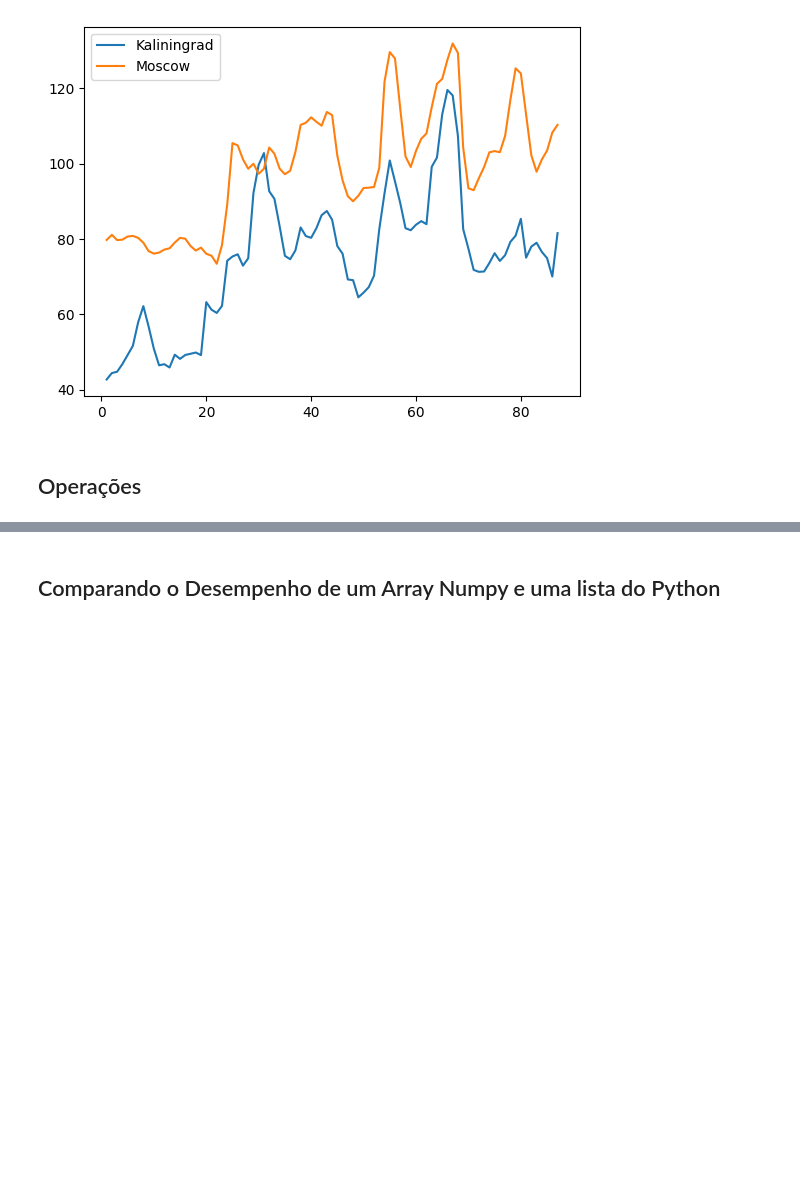
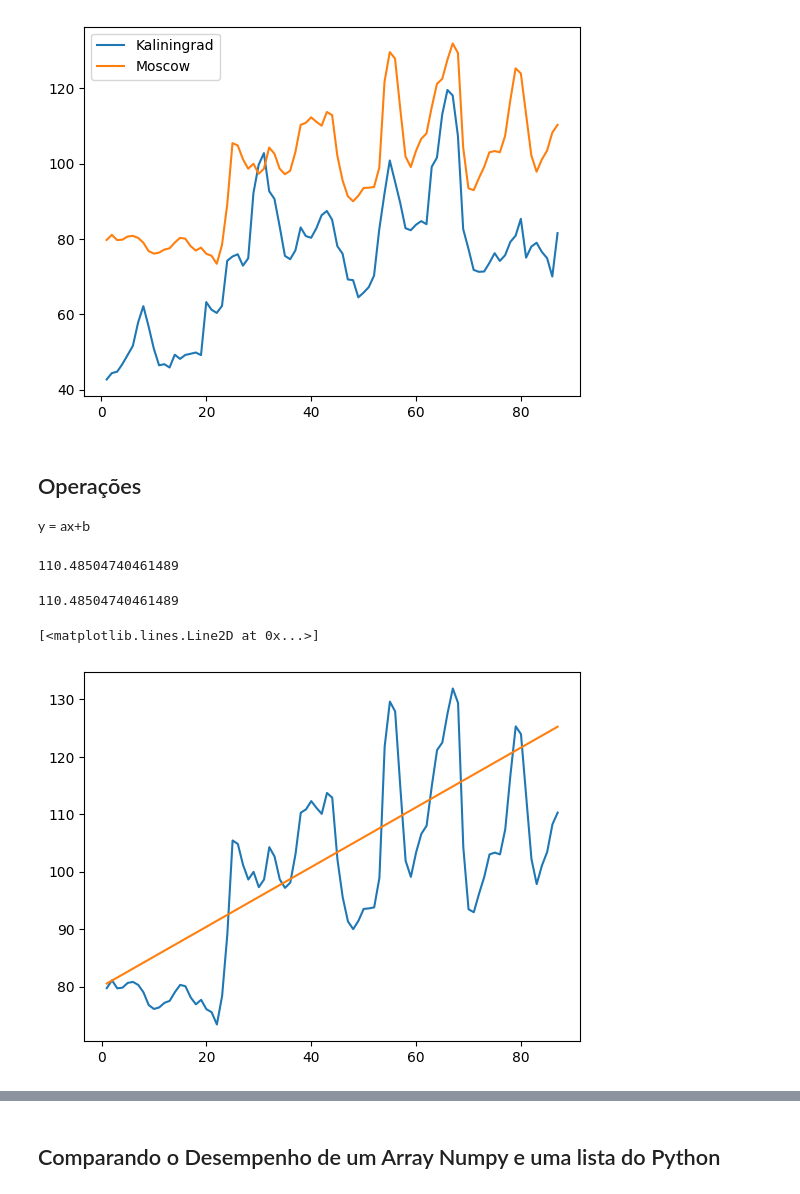
Before and after one commit to SamAmorim/Numpy_Estudo, a Jupyter notebook: Numpy.ipynb, the cells around one changed output, grey strips where cells are left out. Cells and saved outputs as stored; diff of their text form; code cells hidden in the pictures; blank space fills up the shorter version.

```diff
--- a/Numpy.ipynb
+++ b/Numpy.ipynb
@@ -232,3 +232,23 @@ Media Moscow 98.79781609195402
 [figure]
 # %% [markdown]
 ## Operações
+
+y = ax+b
+# %%
+x = datas
+y = 0.52*x+80
+# %%
+# quanto menor o numero melhor o meu ajuste
+np.sqrt(np.sum(np.power((Moscow - y), 2)))
+# %% [output]
+110.48504740461489
+# %%
+np.linalg.norm(Moscow-y) # calcula a norma entre dois arrays
+# %% [output]
+110.48504740461489
+# %%
+plt.plot(datas,Moscow)
+plt.plot(x, y)
+# %% [output]
+[<matplotlib.lines.Line2D at 0x...>]
+[figure, added]
```
Also changed, not shown: parts of 12 cells of this notebook.
